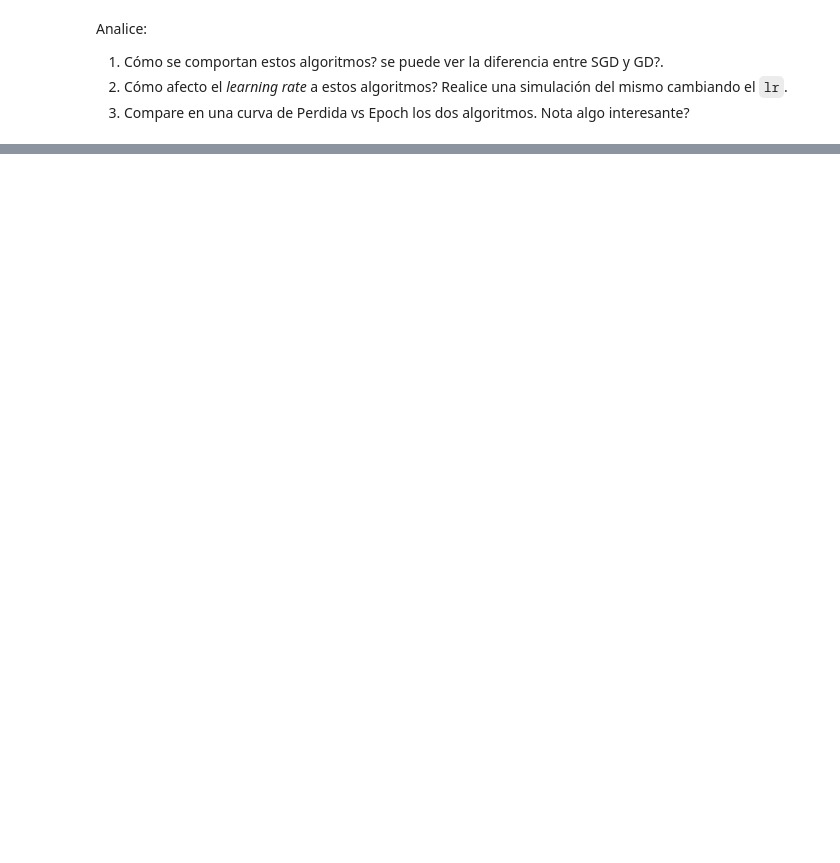
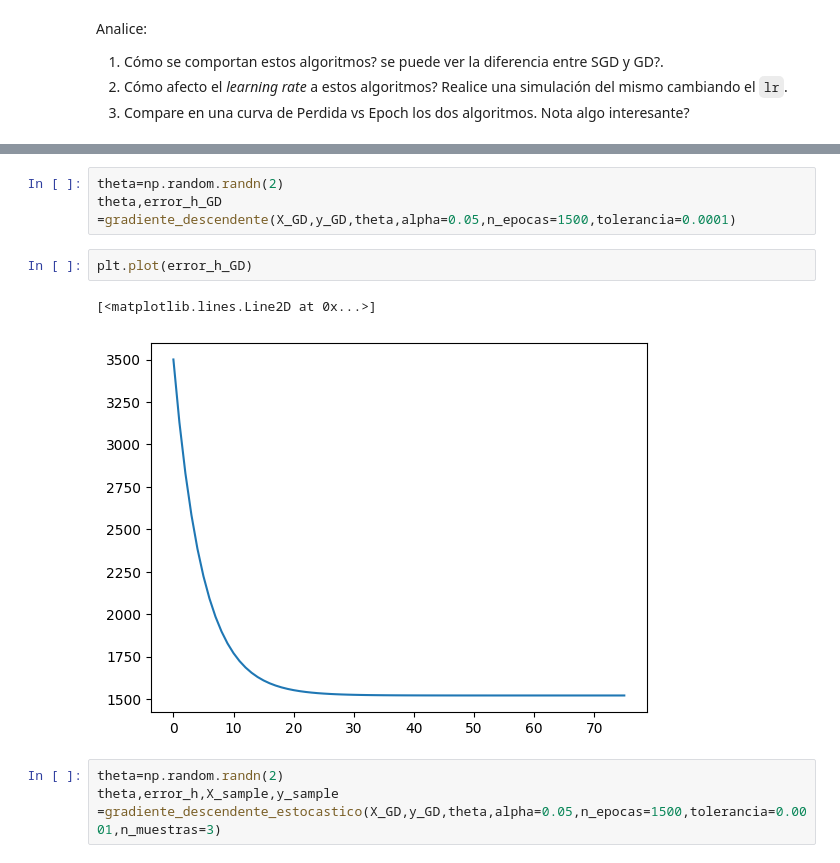
Before and after one commit to JossySoo/intro_ia, a Jupyter notebook: tp_integrador_enunciado/tpi_parte2-Solucion_Josselyn.ipynb, the cells around one changed output, grey strips where cells are left out. Cells and saved outputs as stored; diff of their text form; blank space fills up the shorter version.

```diff
--- a/tp_integrador_enunciado/tpi_parte2-Solucion_Josselyn.ipynb
+++ b/tp_integrador_enunciado/tpi_parte2-Solucion_Josselyn.ipynb
@@ -447,0 +756,11 @@ Analice:
+# %%
+theta=np.random.randn(2)
+theta,error_h_GD =gradiente_descendente(X_GD,y_GD,theta,alpha=0.05,n_epocas=1500,tolerancia=0.0001)
+# %%
+plt.plot(error_h_GD)
+# %% [output]
+[<matplotlib.lines.Line2D at 0x...>]
+[figure, added]
+# %%
+theta=np.random.randn(2)
+theta,error_h,X_sample,y_sample =gradiente_descendente_estocastico(X_GD,y_GD,theta,alpha=0.05,n_epocas=1500,tolerancia=0.0001,n_muestras=3)
```
Also changed, not shown: parts of 33 cells of this notebook, 1 other file.
